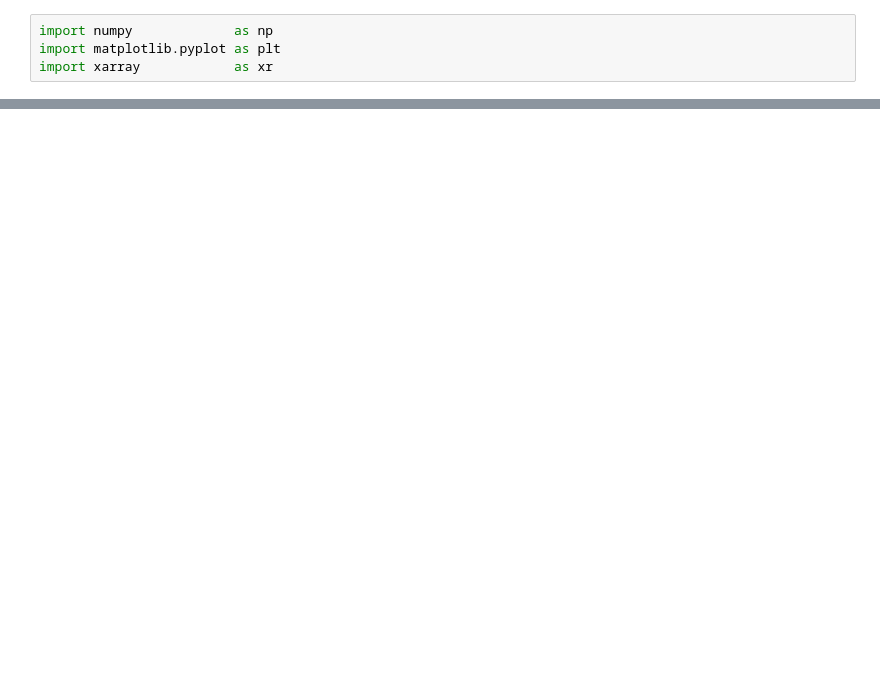
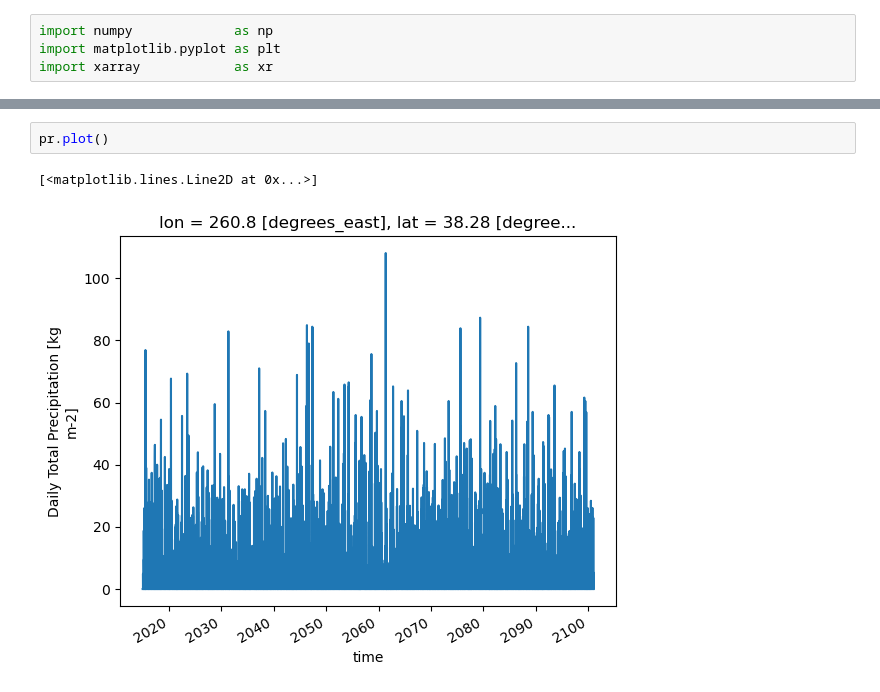
Before and after one commit to wjcapehart/LOCA2_Prep, a Jupyter notebook: Time_series_test.ipynb, the cells around one changed output, grey strips where cells are left out. Cells and saved outputs as stored; diff of their text form; blank space fills up the shorter version.

```diff
--- a/Time_series_test.ipynb
+++ b/Time_series_test.ipynb
@@ -49,0 +87,5 @@ Attributes:
+# %%
+pr.plot()
+# %% [output]
+[<matplotlib.lines.Line2D at 0x...>]
+[figure, added]
```
Also changed, not shown: parts of 6 cells of this notebook, 6 other files.
